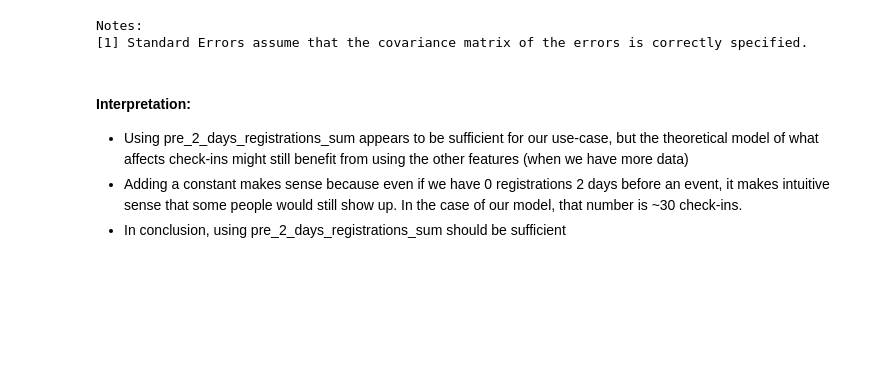
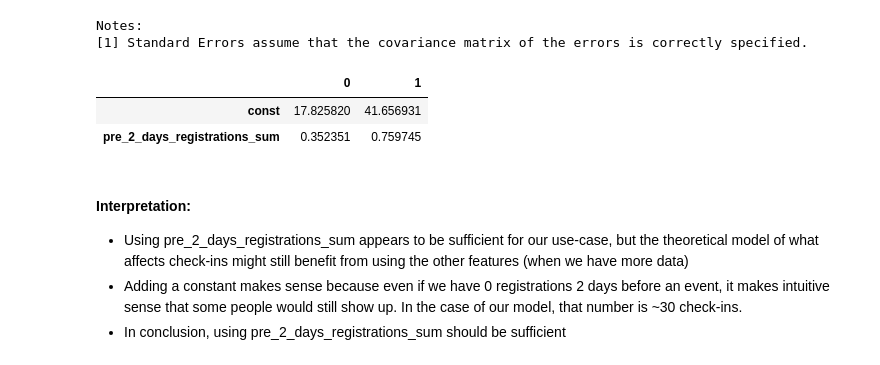
Before and after one commit to sfpython/howmanypizzas, a Jupyter notebook: data-exploration/exploration.ipynb, the cells around one changed output. Cells and saved outputs as stored; diff of their text form; code cells hidden in the pictures; blank space fills up the shorter version.

```diff
--- a/data-exploration/exploration.ipynb
+++ b/data-exploration/exploration.ipynb
@@ -501,6 +501,13 @@ OLS Regression Results
 | Kurtosis: | 2.212 | Cond. No. | 114. |
 Notes:
 [1] Standard Errors assume that the covariance matrix of the errors is correctly specified.
+# %%
+## Get the 95% confidence interval
+results3.conf_int()
+# %% [output]
+|  | 0 | 1 |
+| const | 17.825820 | 41.656931 |
+| pre_2_days_registrations_sum | 0.352351 | 0.759745 |
 # %% [markdown]
 #### Interpretation:
 - Using pre_2_days_registrations_sum appears to be sufficient for our use-case, but the theoretical model of what affects check-ins might still benefit from using the other features (when we have more data)
```
Also changed, not shown: 2 other files.
